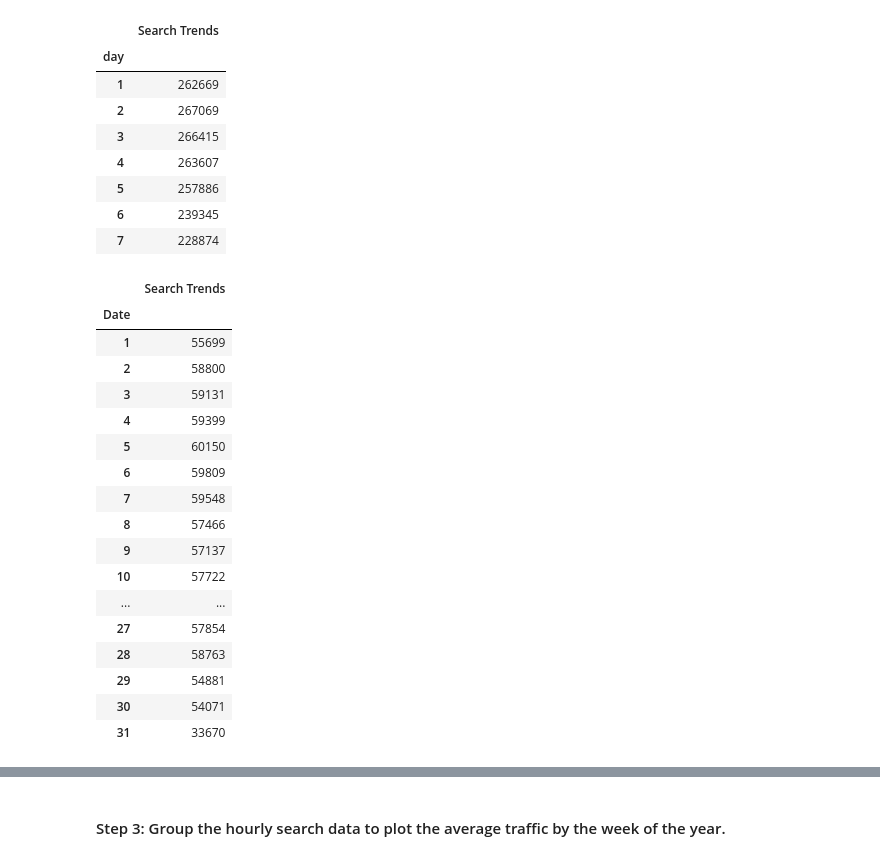
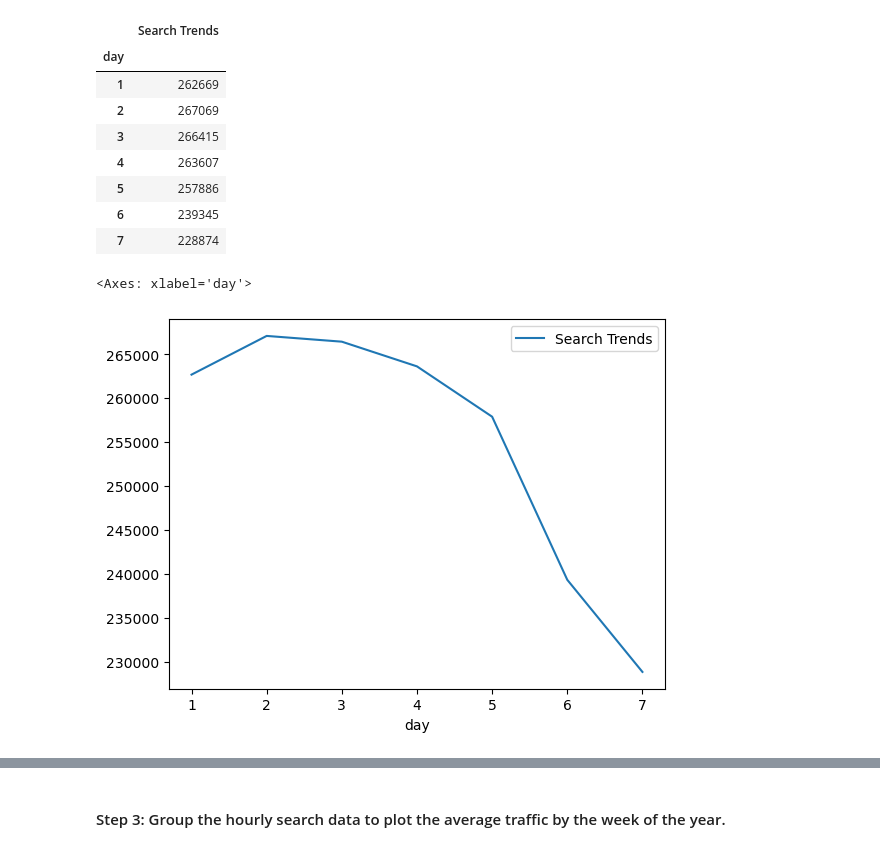
Before and after one commit to awm66/prophet-challenge, a Jupyter notebook: forecasting_net_prophet.ipynb, the cells around one changed output, grey strips where cells are left out. Cells and saved outputs as stored; diff of their text form; code cells hidden in the pictures.

```diff
--- a/forecasting_net_prophet.ipynb
+++ b/forecasting_net_prophet.ipynb
@@ -285,6 +253,7 @@ df_mercado_trends.groupby(day_grouped).sum()
 # %%
-day_grouped = df_mercado_trends.groupby(df_mercado_trends.index.isocalendar().day)
-day_sum = day_grouped.sum()
+# Examine totals grouped by day of the week
+day_grouped_sum = df_mercado_trends.groupby([df_mercado_trends.index.isocalendar().day])
+day_sum = day_grouped_sum.sum()
 day_sum
 # %% [output]
 |  | Search Trends |
@@ -296,26 +265,9 @@ day_sum
 | 5 | 257886 |
 | 6 | 239345 |
 | 7 | 228874 |
-# %%
-day_grouped = df_mercado_trends.groupby(df_mercado_trends.index.day)
-day_sum = day_grouped.sum()
-day_sum
-# %% [output]
-|  | Search Trends |
-| Date |  |
-| 1 | 55699 |
-| 2 | 58800 |
-| 3 | 59131 |
-| 4 | 59399 |
-| 5 | 60150 |
-| 6 | 59809 |
-| 7 | 59548 |
-| 8 | 57466 |
-| 9 | 57137 |
-| 10 | 57722 |
-| ... | ... |
-| 27 | 57854 |
-| 28 | 58763 |
-| 29 | 54881 |
-| 30 | 54071 |
-| 31 | 33670 |
+# %%
+# Display sum by day of week
+day_sum.plot()
+# %% [output]
+<Axes: xlabel='day'>
+[figure, added]
```
Also changed, not shown: parts of 24 cells of this notebook.
